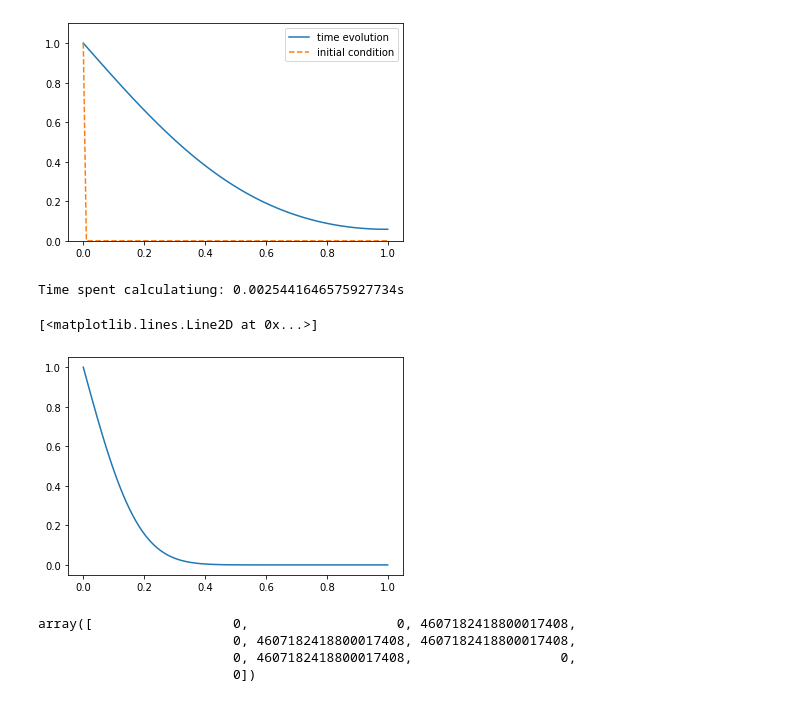
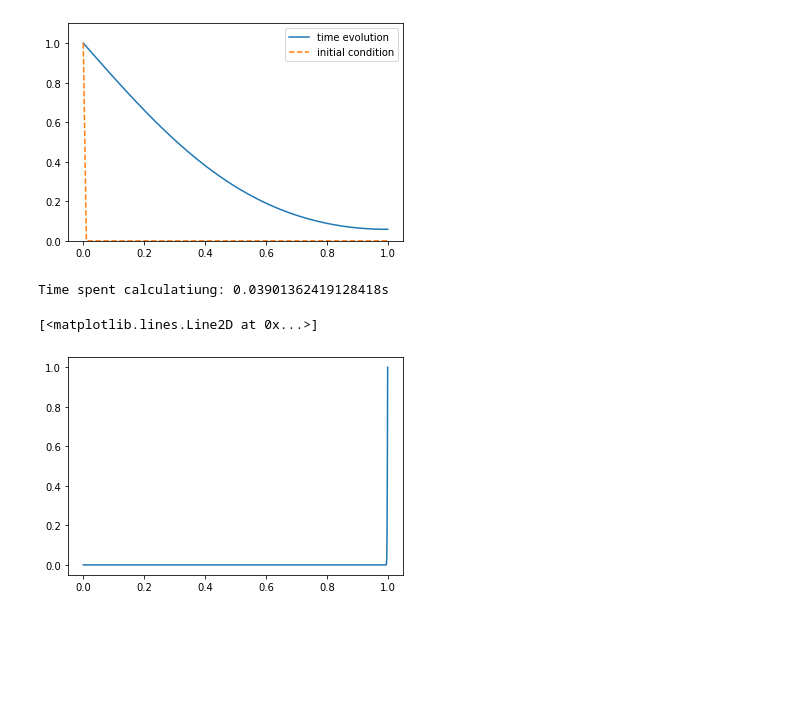
Before and after one commit to hitimr/NSSC2, a Jupyter notebook: Ex3/1.1_hiti.ipynb, the cells around one changed output. Drawn from its saved outputs; the diff is of its cells as text; code cells hidden in the pictures; blank space fills up the shorter version.

```diff
--- a/Ex3/1.1_hiti.ipynb
+++ b/Ex3/1.1_hiti.ipynb
@@ -148,42 +148,46 @@ MovieWriter imagemagick unavailable; using Pillow instead.
 [figure]
 # %%
 import time
+import numpy as np
+import matplotlib.pyplot as plt
 
 def analytical_sol(t, points=100, n_max=100):
-    x_vals = np.linspace(0,1,points)
+    x_vals = np.linspace(1,0,points)
     n = np.arange(0, n_max+1, 1)
 
     # create vector with alternating signs so we dont need (-1)^n
     signs = np.empty((n_max+1,),int)
     signs[::2] = 1
     signs[1::2] = -1
 
     # pull out redundant calculations
+    t = 10**(-6)*t
     pi2t = np.pi*np.pi*t
+
 
     # solution for a single point
     def analytical_sol_single(x):
         return 1-2*np.sum(
-            signs / ((n+0.5)*np.pi) * np.cos((n+0.5)*np.pi*x) * np.exp( -(n*n+n+0.25) * pi2t)
+           signs / ((n+0.5)*np.pi) * np.cos((n+0.5)*np.pi*x) * np.exp( -(n*n+n+0.25) * pi2t)
         )
 
     # vectorize over x_vals for parallel performance
     vectorized = np.vectorize(analytical_sol_single)
     return vectorized(x_vals)
 
 
 
 
-points = 100
+points = 1000
 distance = np.linspace(1,0, points)
 
 start = time.time()
-C = analytical_sol(t=0.01, points=points, n_max=100)
+C = analytical_sol(t=1, points=points, n_max=1000)
 end = time.time()
 
 print(f"Time spent calculatiung: {end-start}s")
 plt.plot(distance,C)
 # %% [output]
-Time spent calculatiung: 0.0025441646575927734s
+Time spent calculatiung: 0.03901362419128418s
 [<matplotlib.lines.Line2D at 0x...>]
-[figure, old version]
+[figure, new version]
@@ -194,7 +193,0 @@ a[1::2] = -1
-# %%
-np.empty((10,),int)
-# %% [output]
-array([                  0,                   0, 4607182418800017408,
-                         0, 4607182418800017408, 4607182418800017408,
-                         0, 4607182418800017408,                   0,
-                         0])
```
Also changed, not shown: parts of 2 cells of this notebook, 3 other files.
